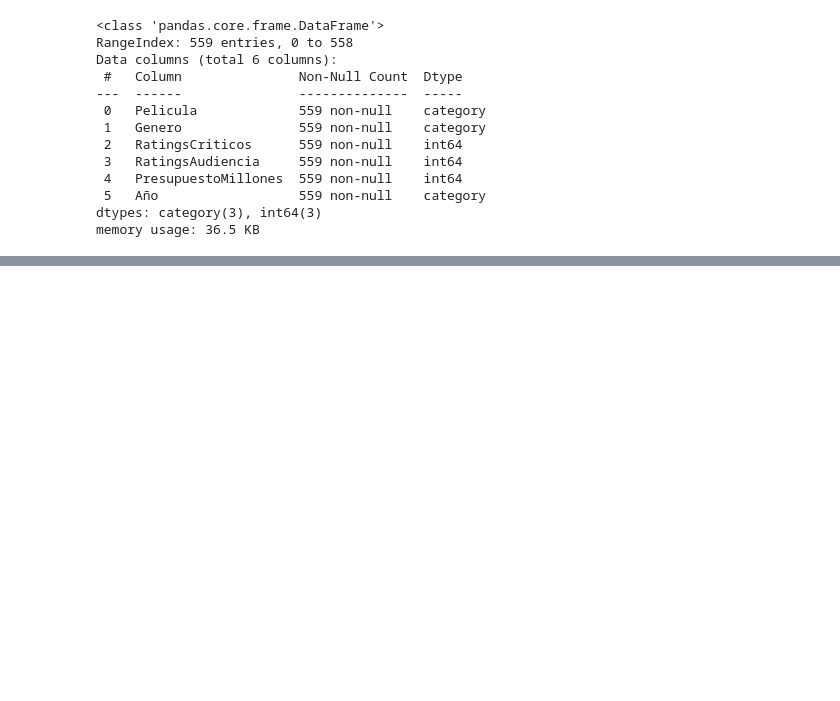
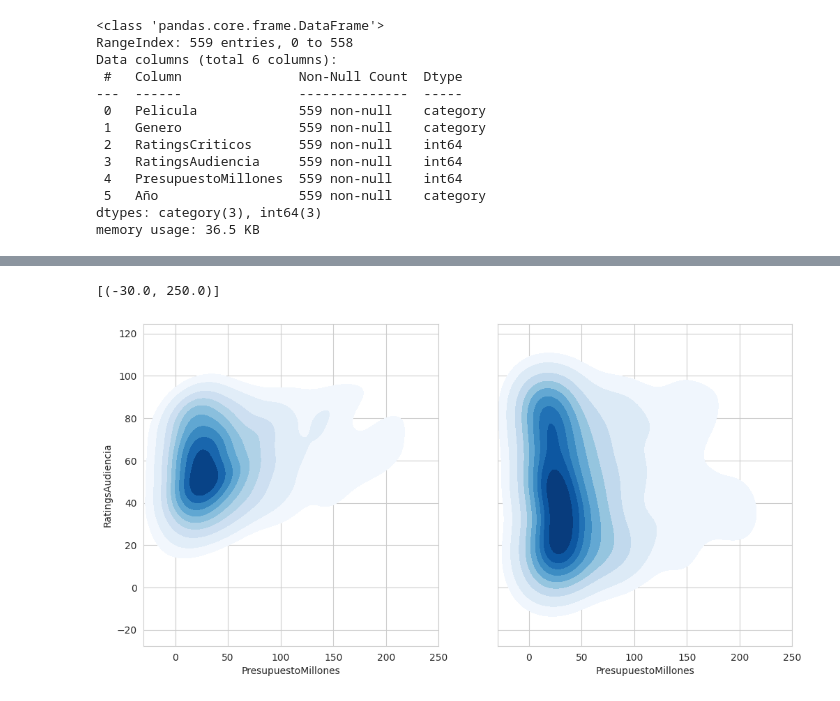
Before and after one commit to PabloSanchez87/IBM-Inteligencia-Artificial, a Jupyter notebook: 2- Python para Data Science/14-Subplots.ipynb, the cells around one changed output, grey strips where cells are left out. Saved outputs shown, nothing was run; the diff lists cells and outputs as text; code cells hidden in the pictures; blank space fills up the shorter version.

```diff
--- a/2- Python para Data Science/14-Subplots.ipynb
+++ b/2- Python para Data Science/14-Subplots.ipynb
@@ -33,0 +48,12 @@ memory usage: 36.5 KB
+# %%
+f, ax = plt.subplots(1, 2, figsize=(12, 6), sharex=True, sharey=True) # f = fig , ax = axes
+
+k1 = sns.kdeplot(x=peliculas.PresupuestoMillones, y=peliculas.RatingsAudiencia, data=peliculas,
+                 shade=True, shade_lowest=False, cmap="Blues", ax=ax[0])
+k2 = sns.kdeplot(x=peliculas.PresupuestoMillones, y=peliculas.RatingsCriticos, data=peliculas,
+                 shade=True, shade_lowest=False, cmap="Blues", ax=ax[1])
+
+k1.set(xlim=(-30,250))
+# %% [output]
+[(-30.0, 250.0)]
+[figure, added]
```
Also changed, not shown: parts of 4 cells of this notebook.
